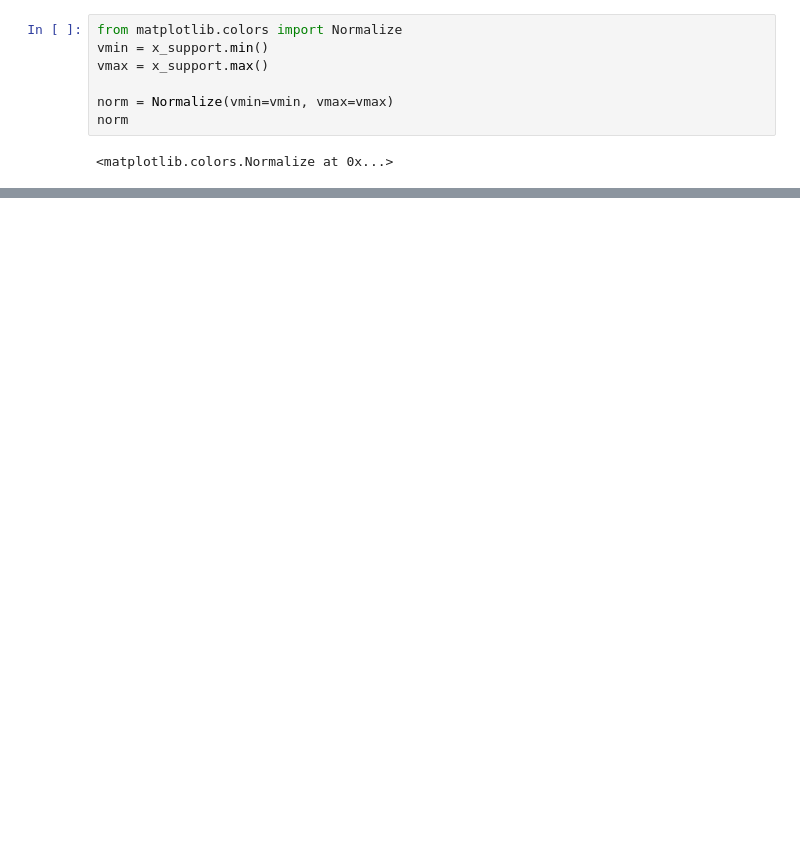
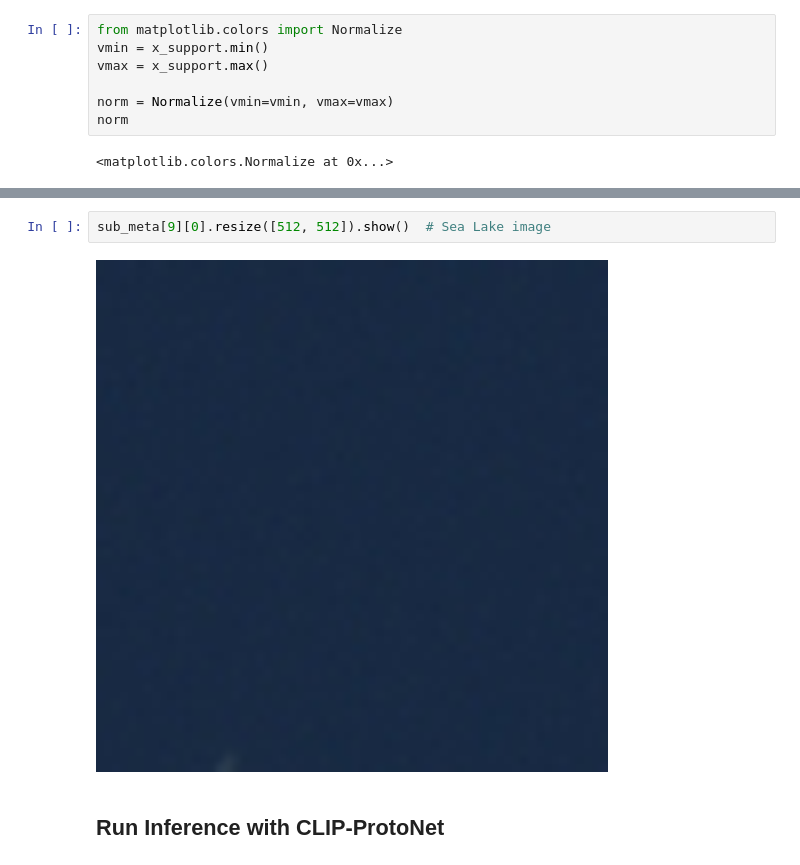
Before and after one commit to jl3720/cross-domain-fsl, a Jupyter notebook: notebooks/clip_protonet.ipynb, the cells around one changed output, grey strips where cells are left out. Saved outputs shown, nothing was run; the diff lists cells and outputs as text; blank space fills up the shorter version.

```diff
--- a/notebooks/clip_protonet.ipynb
+++ b/notebooks/clip_protonet.ipynb
@@ -319,0 +275,6 @@ plt.show()
+# %%
+sub_meta[9][0].resize([512, 512]).show()  # Sea Lake image
+# %% [output]
+[figure, added]
+# %% [markdown]
+## Run Inference with CLIP-ProtoNet
```
Also changed, not shown: parts of 15 cells of this notebook, 2 other files.
